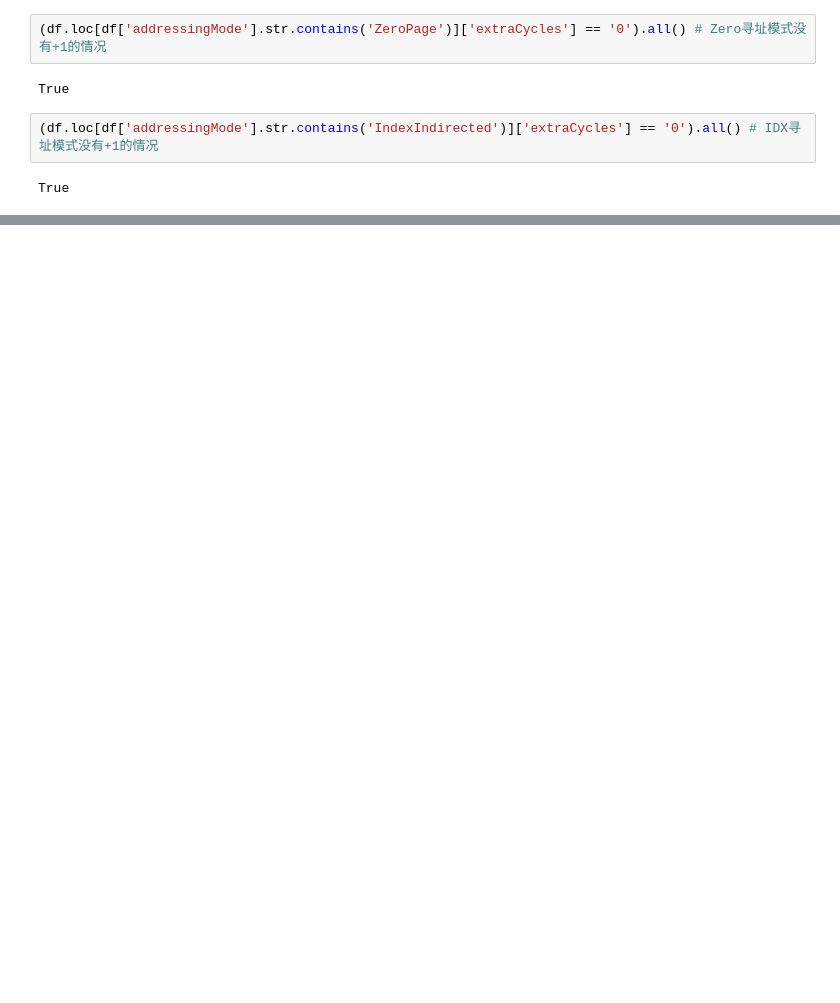
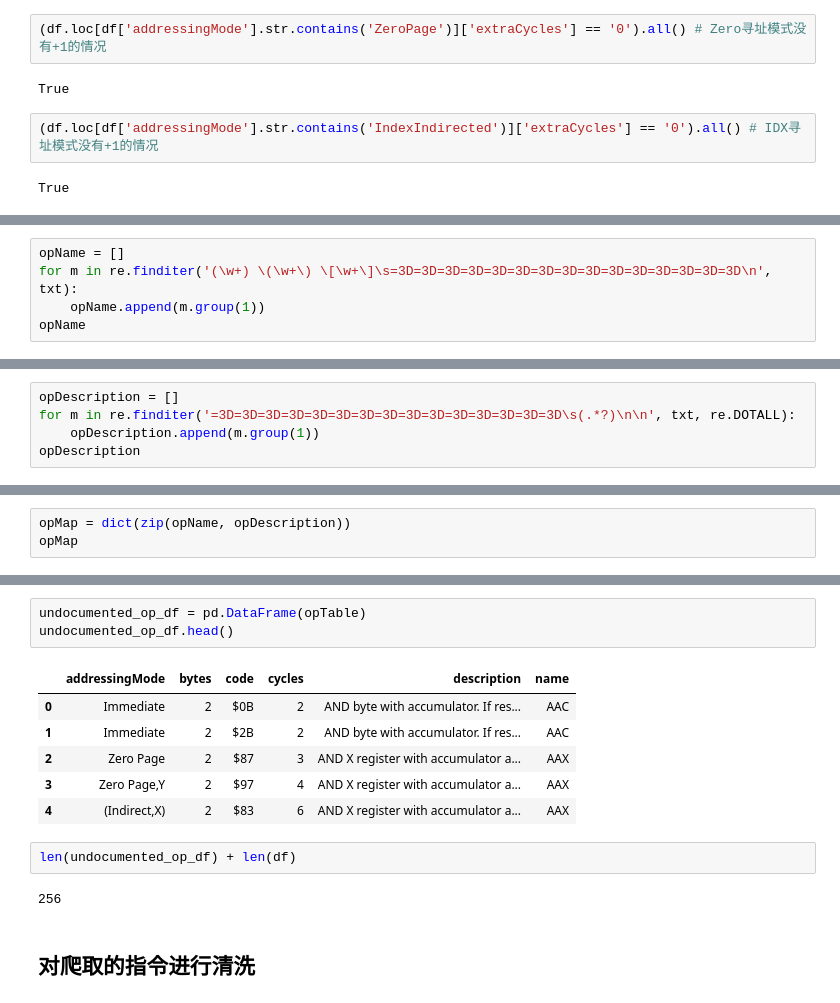
Before and after one commit to netcan/FCEmulator, a Jupyter notebook: src/tools/DevNoteBook.ipynb, the cells around one changed output, grey strips where cells are left out. Cells and saved outputs as stored; diff of their text form; blank space fills up the shorter version.

```diff
--- a/src/tools/DevNoteBook.ipynb
+++ b/src/tools/DevNoteBook.ipynb
@@ -185,0 +232,5 @@ True
+# %%
+opName = []
+for m in re.finditer('(\w+) \(\w+\) \[\w+\]\s=3D=3D=3D=3D=3D=3D=3D=3D=3D=3D=3D=3D=3D=3D=3D\n', txt):
+    opName.append(m.group(1))
+opName
@@ -185,0 +259,5 @@ True
+# %%
+opDescription = []
+for m in re.finditer('=3D=3D=3D=3D=3D=3D=3D=3D=3D=3D=3D=3D=3D=3D=3D\s(.*?)\n\n', txt, re.DOTALL):
+    opDescription.append(m.group(1))
+opDescription
@@ -185,0 +286,3 @@ True
+# %%
+opMap = dict(zip(opName, opDescription))
+opMap
@@ -185,0 +352,16 @@ True
+# %%
+undocumented_op_df = pd.DataFrame(opTable)
+undocumented_op_df.head()
+# %% [output]
+|  | addressingMode | bytes | code | cycles | description | name |
+| 0 | Immediate | 2 | $0B | 2 | AND byte with accumulator. If res... | AAC |
+| 1 | Immediate | 2 | $2B | 2 | AND byte with accumulator. If res... | AAC |
+| 2 | Zero Page | 2 | $87 | 3 | AND X register with accumulator a... | AAX |
+| 3 | Zero Page,Y | 2 | $97 | 4 | AND X register with accumulator a... | AAX |
+| 4 | (Indirect,X) | 2 | $83 | 6 | AND X register with accumulator a... | AAX |
+# %%
+len(undocumented_op_df) + len(df)
+# %% [output]
+256
+# %% [markdown]
+## 对爬取的指令进行清洗
```
Also changed, not shown: parts of 18 cells of this notebook, 5 other files.
